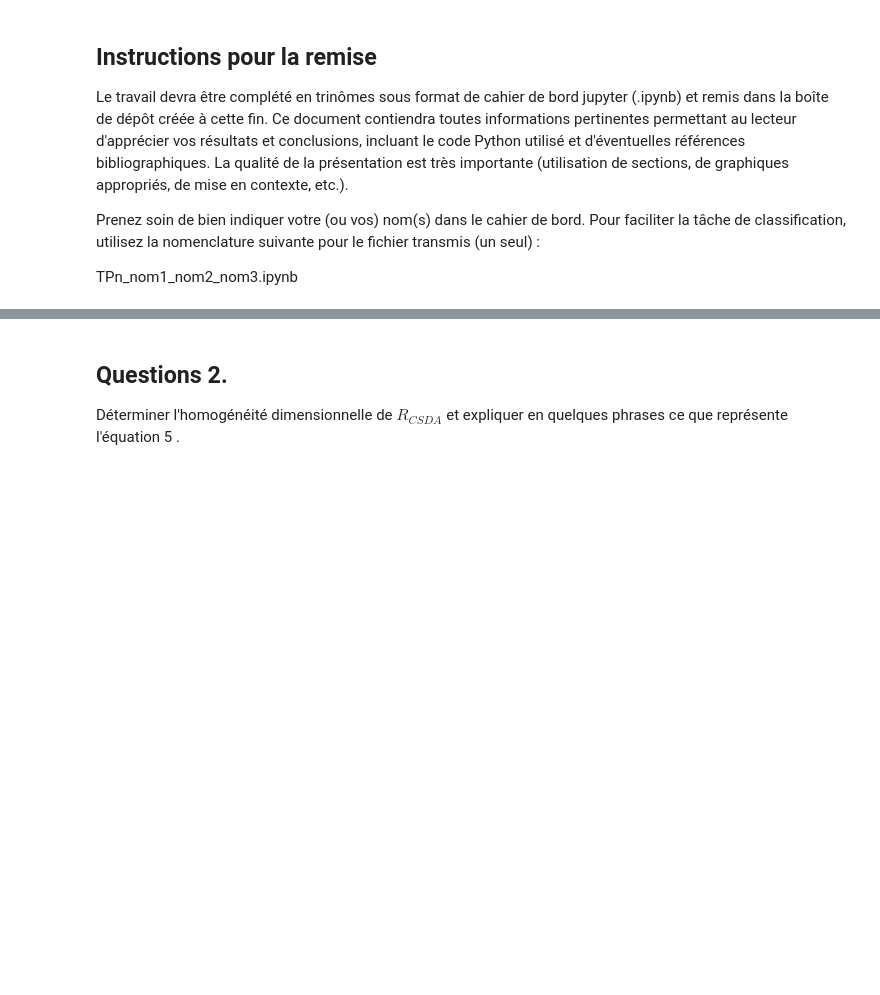
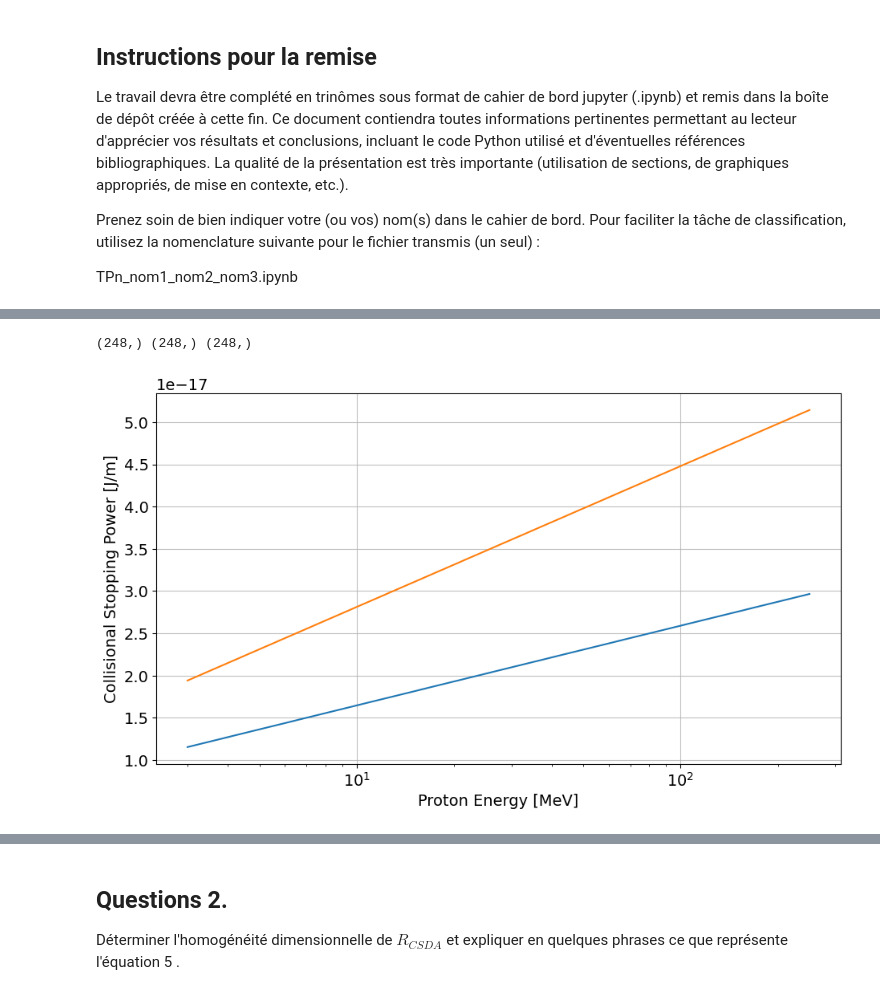
Before and after one commit to Eloi-Blouin/GPH-University-Laval-Course, a Jupyter notebook: Ulaval Session 8 Hiver 2026/Physique Numérique/TP1/TP1_ÉloiBlouin_ClémentPoulin.ipynb, the cells around one changed output, grey strips where cells are left out. Saved outputs shown, nothing was run; the diff lists cells and outputs as text; code cells hidden in the pictures; blank space fills up the shorter version.

```diff
--- a/Ulaval Session 8 Hiver 2026/Physique Numérique/TP1/TP1_ÉloiBlouin_ClémentPoulin.ipynb
+++ b/Ulaval Session 8 Hiver 2026/Physique Numérique/TP1/TP1_ÉloiBlouin_ClémentPoulin.ipynb
@@ -116,0 +194,54 @@ $$
+# %%
+# water data
+water_density = 1.00000E+00             # [g/cm^3]
+water_mean_excitation_energy = 75.00    # [eV]
+
+water_Z_is = np.array([1, 8])
+water_w_is = np.array([0.111894, 0.888106])
+water_A_is = np.array([1.00794, 15.9994])
+
+# bone data
+bone_density = 1.85000E+00             # [g/cm^3]
+bone_mean_excitation_energy = 91.90    # [eV]
+
+bone_Z_is = np.array([1, 6, 7, 8, 12, 15, 16, 20])
+bone_w_is = np.array([0.063984, 0.278000, 0.027000, 0.410016, 0.002000, 0.070000, 0.002000, 0.147000])
+bone_A_is = np.array([1.00794, 12.011, 14.0067, 15.9994, 24.305, 30.97376, 32.066, 40.078])
+
+Ts = np.arange(3, 251, 1)
+
+# calculate n_e for both meterials
+water_n_e = calculate_n_e(
+    rho=water_density,
+    w_is=water_w_is,
+    Z_is=water_Z_is,
+    A_is=water_A_is
+)
+bone_n_e = calculate_n_e(
+    rho=bone_density,
+    w_is=bone_w_is,
+    Z_is=bone_Z_is,
+    A_is=bone_A_is
+)
+
+# calculate S_col for both meterials
+water_Scol = calculate_S_col(n_e=water_n_e, I=water_mean_excitation_energy, T=Ts)
+bone_Scol = calculate_S_col(n_e=bone_n_e, I=bone_mean_excitation_energy, T=Ts)
+
+print(Ts.shape, water_Scol.shape, bone_Scol.shape)
+# %% [output]
+(248,) (248,) (248,)
+# %%
+plt.figure(figsize=(11, 6))
+
+plt.plot(Ts, water_Scol)
+plt.plot(Ts, bone_Scol)
+
+plt.xlabel("Proton Energy [MeV]")
+plt.ylabel("Collisional Stopping Power [J/m]")
+plt.xscale('log')
+
+plt.grid(alpha=0.8)
+plt.show()
+# %% [output]
+[figure, added]
```
Also changed, not shown: parts of 5 cells of this notebook.
